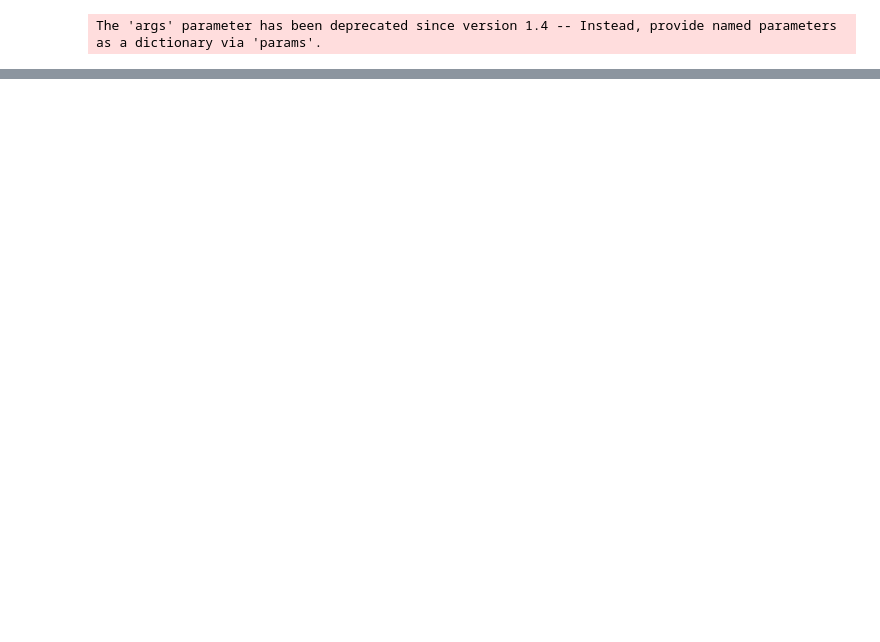
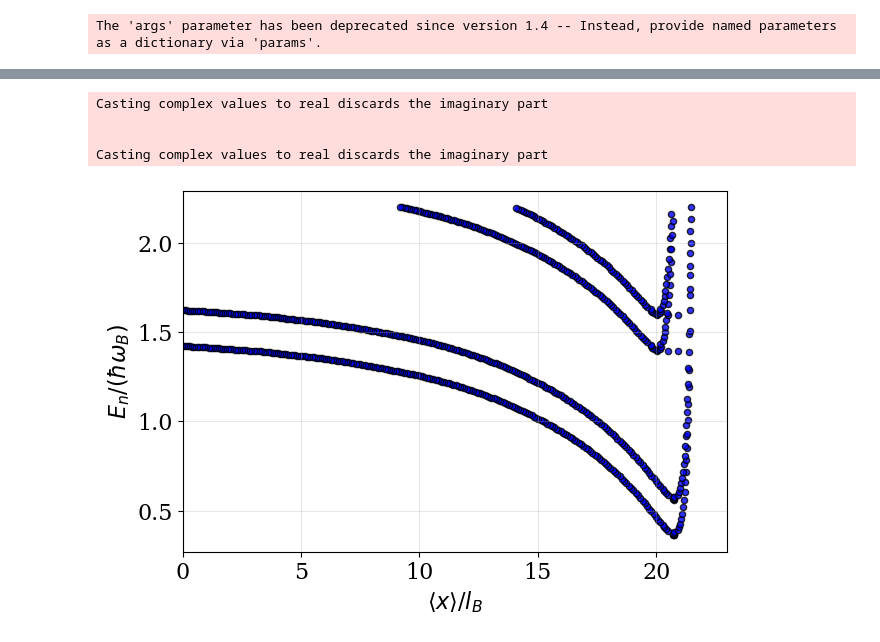
Before and after one commit to Daniele-PyBECTN/The-electrostatic-origin-of-the-breakdown-of-the-Integer-Quantum-Hall-Effect-in-Split-Ring-Cavities, a Jupyter notebook: Heff_and_matrix_elements/spectrum_with_images_and_spin.ipynb, the cells around one changed output, grey strips where cells are left out. Cells and saved outputs as stored; diff of their text form; code cells hidden in the pictures; blank space fills up the shorter version.

```diff
--- a/Heff_and_matrix_elements/spectrum_with_images_and_spin.ipynb
+++ b/Heff_and_matrix_elements/spectrum_with_images_and_spin.ipynb
@@ -204,0 +221,47 @@ plt.show()
+# %%
+
+# --- Re-use your style settings ---
+font = {
+    'family': 'serif',
+    'color': 'black',
+    'weight': 'normal',
+    'size': 16,
+}
+plt.rcParams['font.family'] = font['family']
+plt.rcParams['font.size'] = font['size']
+plt.rcParams['axes.labelsize'] = font['size']
+plt.rcParams['xtick.labelsize'] = font['size']
+plt.rcParams['ytick.labelsize'] = font['size']
+
+# --- Your existing data (example variables) ---
+# x_avg, evals, W, lB, omB must be defined as before
+
+# --- Create the styled plot ---
+fig, ax = plt.subplots(figsize=(8, 6))
+
+ax.scatter((x_avg - W/2)/lB, evals/omB,
+           s=20,                # marker size
+           color='blue',         # match main-figure palette
+           edgecolor='black',   # thin border for clarity
+           alpha=0.8)
+
+ax.set_xlabel(r'$\langle x \rangle / l_B$', fontdict=font)
+ax.set_ylabel(r'$E_n / (\hbar \omega_B)$', fontdict=font)
+#ax.set_title('Eigenvalues vs average x-position', fontdict=font, pad=10)
+
+# Match grid and limits style
+ax.grid(True, alpha=0.3)
+ax.set_xlim(0, 23)
+
+# Optional: match paper figure width (≈170 mm)
+fig.set_size_inches(170 / 25.4, 120 / 25.4)
+plt.tight_layout()
+
+#plt.savefig('cazzillo_scheme.pdf')
+plt.show()
+# %% [output]
+Casting complex values to real discards the imaginary part
+
+
+Casting complex values to real discards the imaginary part
+[figure, added]
```
Also changed, not shown: parts of 8 cells of this notebook, 1 other file.
